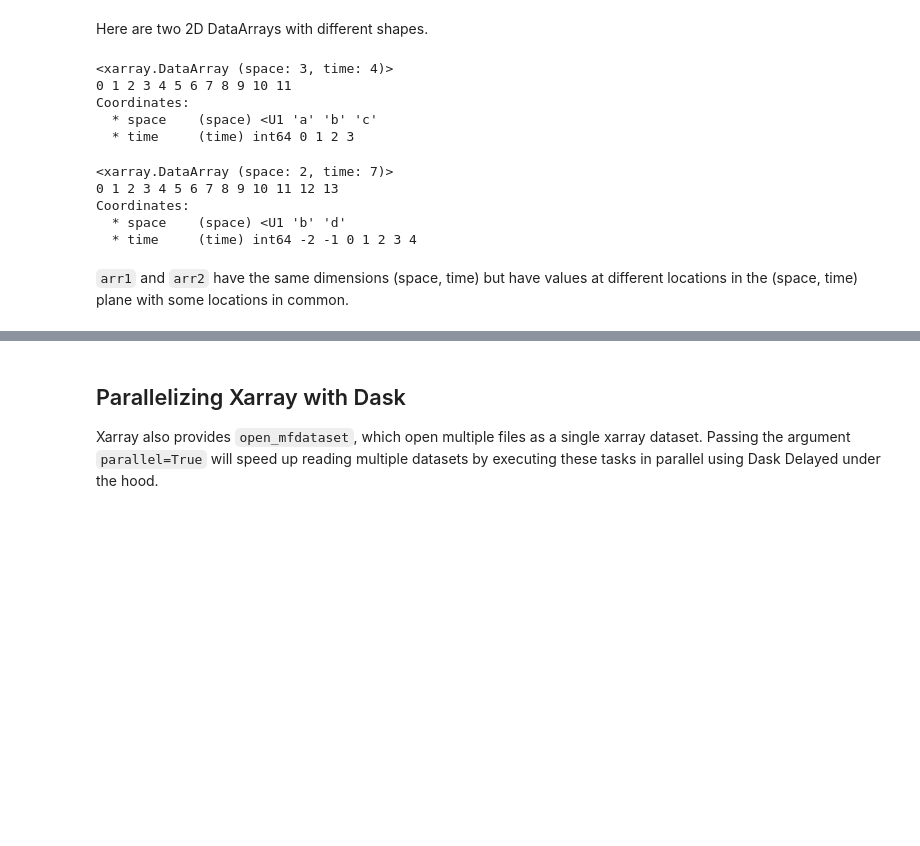
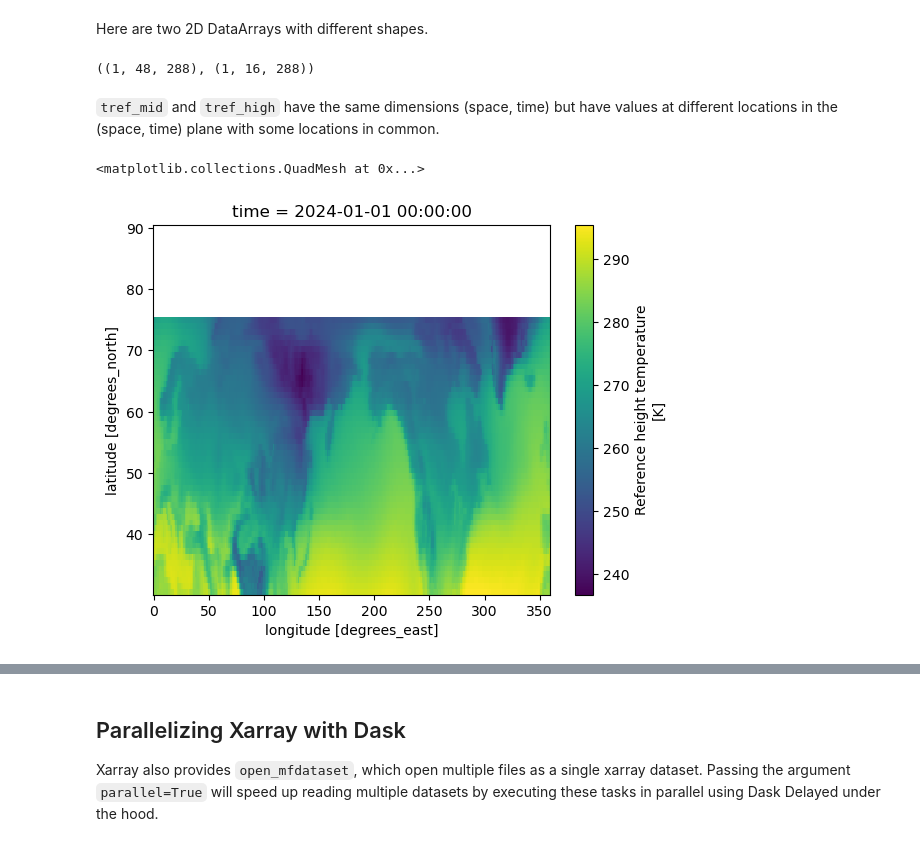
Before and after one commit to NCAR/Xarray-Dask-ESDS-2024, a Jupyter notebook: notebooks/01-xarray-intro.ipynb, the cells around one changed output, grey strips where cells are left out. Drawn from its saved outputs; the diff is of its cells as text; code cells hidden in the pictures; blank space fills up the shorter version.

```diff
--- a/notebooks/01-xarray-intro.ipynb
+++ b/notebooks/01-xarray-intro.ipynb
@@ -623,34 +653,20 @@ Alignment ensures that the data along these coordinates is properly aligned befo
 <img src="https://tutorial.xarray.dev/_images/alignment_schematic.png" width="1000">
 # %% [markdown]
 Here are two 2D DataArrays with different shapes.
-# %%
-arr1 = xr.DataArray(
-    np.arange(12).reshape(3, 4),
-    dims=("space", "time"),
-    coords={"space": ["a", "b", "c"], "time": [0, 1, 2, 3]},
-)
-arr1
-# %% [output]
-<xarray.DataArray (space: 3, time: 4)>
-0 1 2 3 4 5 6 7 8 9 10 11
-Coordinates:
-  * space    (space) <U1 'a' 'b' 'c'
-  * time     (time) int64 0 1 2 3
-# %%
-arr2 = xr.DataArray(
-    np.arange(14).reshape(2, 7),
-    dims=("space", "time"),
-    coords={"space": ["b", "d"], "time": [-2, -1, 0, 1, 2, 3, 4]},
-)
-arr2
-# %% [output]
-<xarray.DataArray (space: 2, time: 7)>
-0 1 2 3 4 5 6 7 8 9 10 11 12 13
-Coordinates:
-  * space    (space) <U1 'b' 'd'
-  * time     (time) int64 -2 -1 0 1 2 3 4
+# %%
+tref_mid = tref.sel(time = "2024-01", lat=slice(30,75))# 48 point
+tref_high = tref.sel(time = "2024-01", lat=slice(75,90)) # 16 points
+tref_mid.shape, tref_high.shape
+# %% [output]
+((1, 48, 288), (1, 16, 288))
 # %% [markdown]
-`arr1` and `arr2` have the same dimensions (space, time) but have values at different locations in the (space, time) plane with some locations in common.
+`tref_mid` and `tref_high` have the same dimensions (space, time) but have values at different locations in the (space, time) plane with some locations in common.
+# %%
+tref_mid_outer, tref_high_outer = xr.align(tref_mid, tref_high, join='outer')
+tref_mid_outer.plot()
+# %% [output]
+<matplotlib.collections.QuadMesh at 0x...>
+[figure, added]
 # %% [markdown]
 ## Xarray can wrap many NumPy-like arrays
 
```
Also changed, not shown: parts of 46 cells of this notebook.
